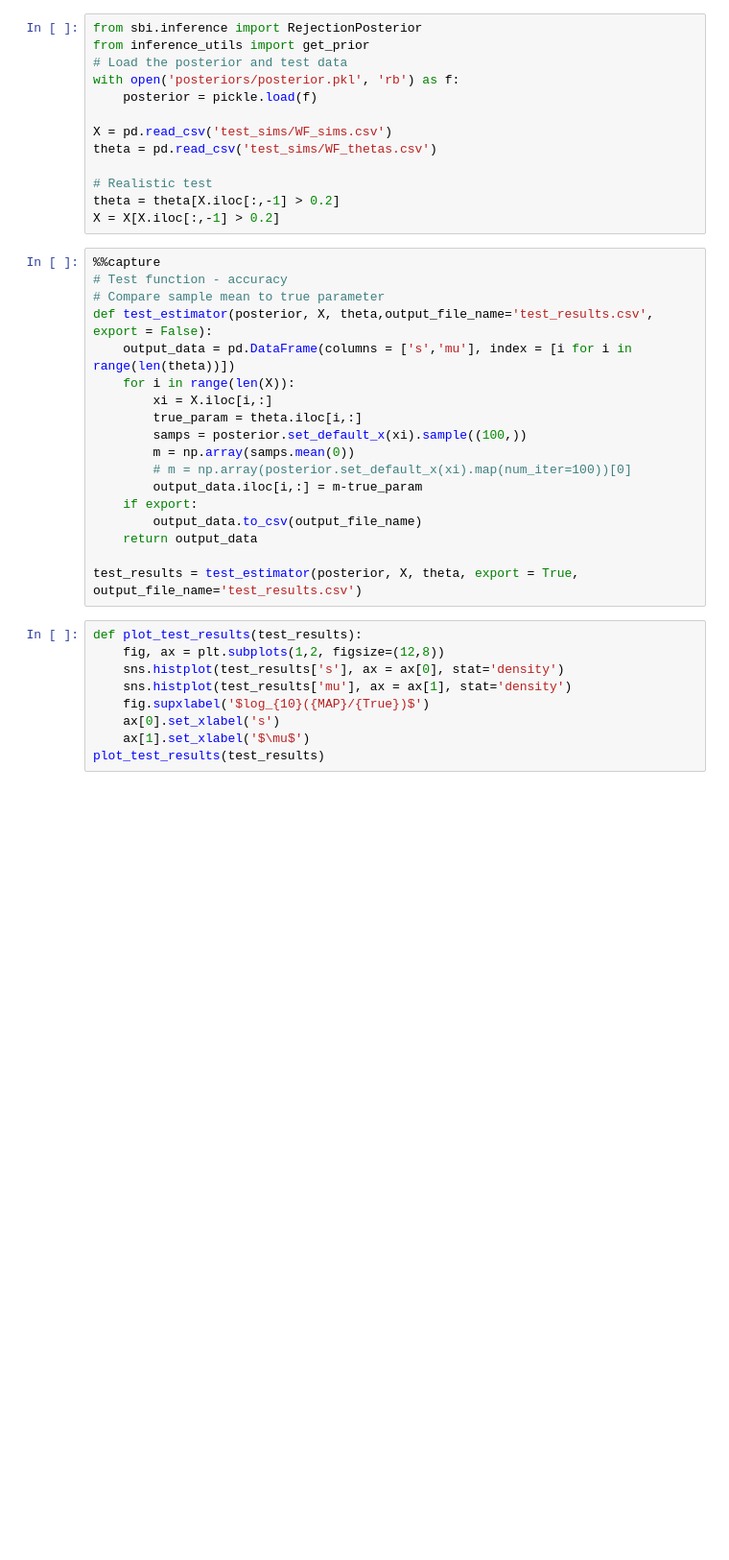
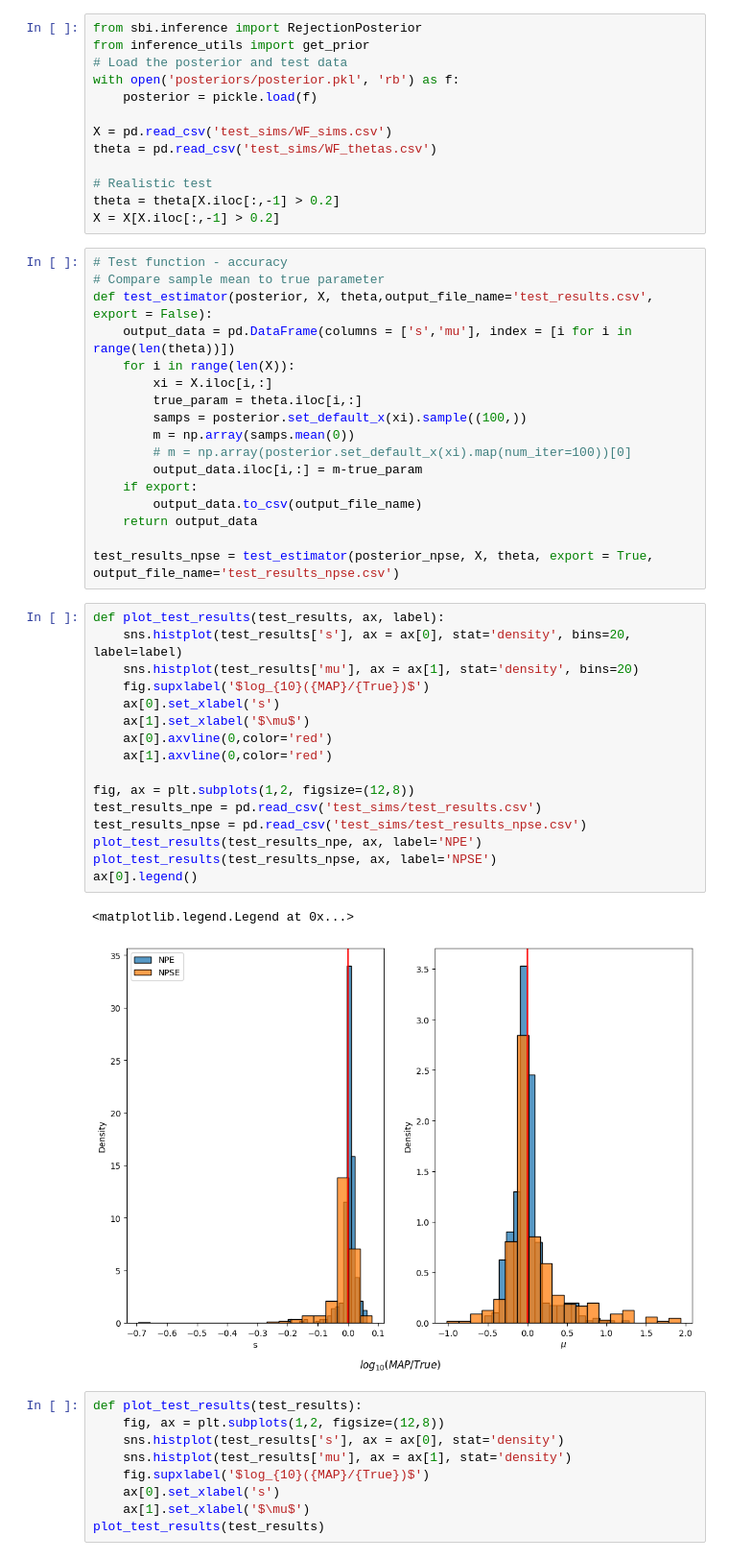
Before and after one commit to nadavbennun1/wf_ext, a Jupyter notebook: test_npe.ipynb, the cells around one changed output. Shown at 96% size. Saved outputs shown, nothing was run; the diff lists cells and outputs as text; blank space fills up the shorter version.

```diff
--- a/test_npe.ipynb
+++ b/test_npe.ipynb
@@ -22,7 +53,6 @@ theta = pd.read_csv('test_sims/WF_thetas.csv')
 theta = theta[X.iloc[:,-1] > 0.2]
 X = X[X.iloc[:,-1] > 0.2]
 # %%
-%%capture
 # Test function - accuracy
 # Compare sample mean to true parameter
 def test_estimator(posterior, X, theta,output_file_name='test_results.csv', export = False):
@@ -38,7 +68,26 @@ def test_estimator(posterior, X, theta,output_file_name='test_results.csv', expo
         output_data.to_csv(output_file_name)
     return output_data
 
-test_results = test_estimator(posterior, X, theta, export = True, output_file_name='test_results.csv')
+test_results_npse = test_estimator(posterior_npse, X, theta, export = True, output_file_name='test_results_npse.csv')
+# %%
+def plot_test_results(test_results, ax, label):
+    sns.histplot(test_results['s'], ax = ax[0], stat='density', bins=20, label=label)
+    sns.histplot(test_results['mu'], ax = ax[1], stat='density', bins=20)
+    fig.supxlabel('$log_{10}({MAP}/{True})$')
+    ax[0].set_xlabel('s')
+    ax[1].set_xlabel('$\mu$')
+    ax[0].axvline(0,color='red')
+    ax[1].axvline(0,color='red')
+
+fig, ax = plt.subplots(1,2, figsize=(12,8))
+test_results_npe = pd.read_csv('test_sims/test_results.csv')
+test_results_npse = pd.read_csv('test_sims/test_results_npse.csv')
+plot_test_results(test_results_npe, ax, label='NPE')
+plot_test_results(test_results_npse, ax, label='NPSE')
+ax[0].legend()
+# %% [output]
+<matplotlib.legend.Legend at 0x...>
+[figure, added]
 # %%
 def plot_test_results(test_results):
     fig, ax = plt.subplots(1,2, figsize=(12,8))
```
Also changed, not shown: parts of 1 cell of this notebook, 18 other files.
